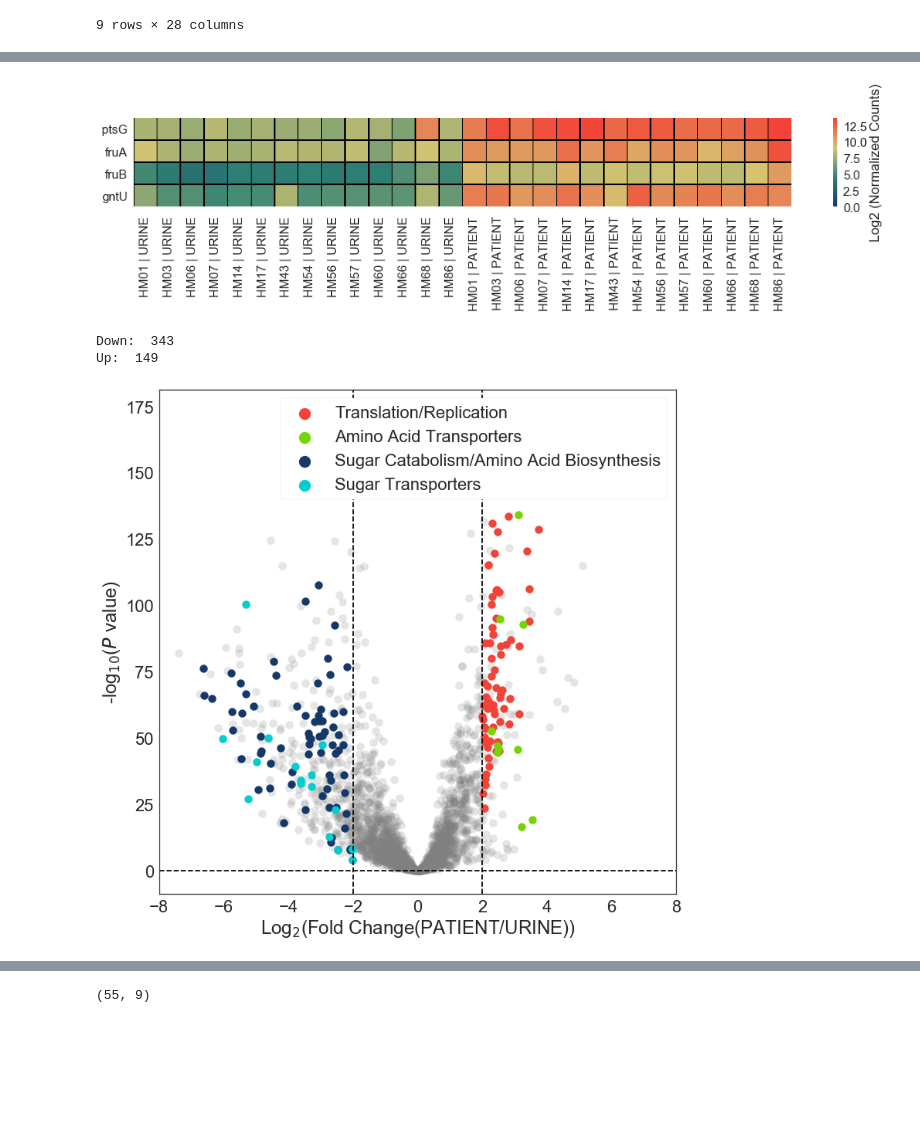
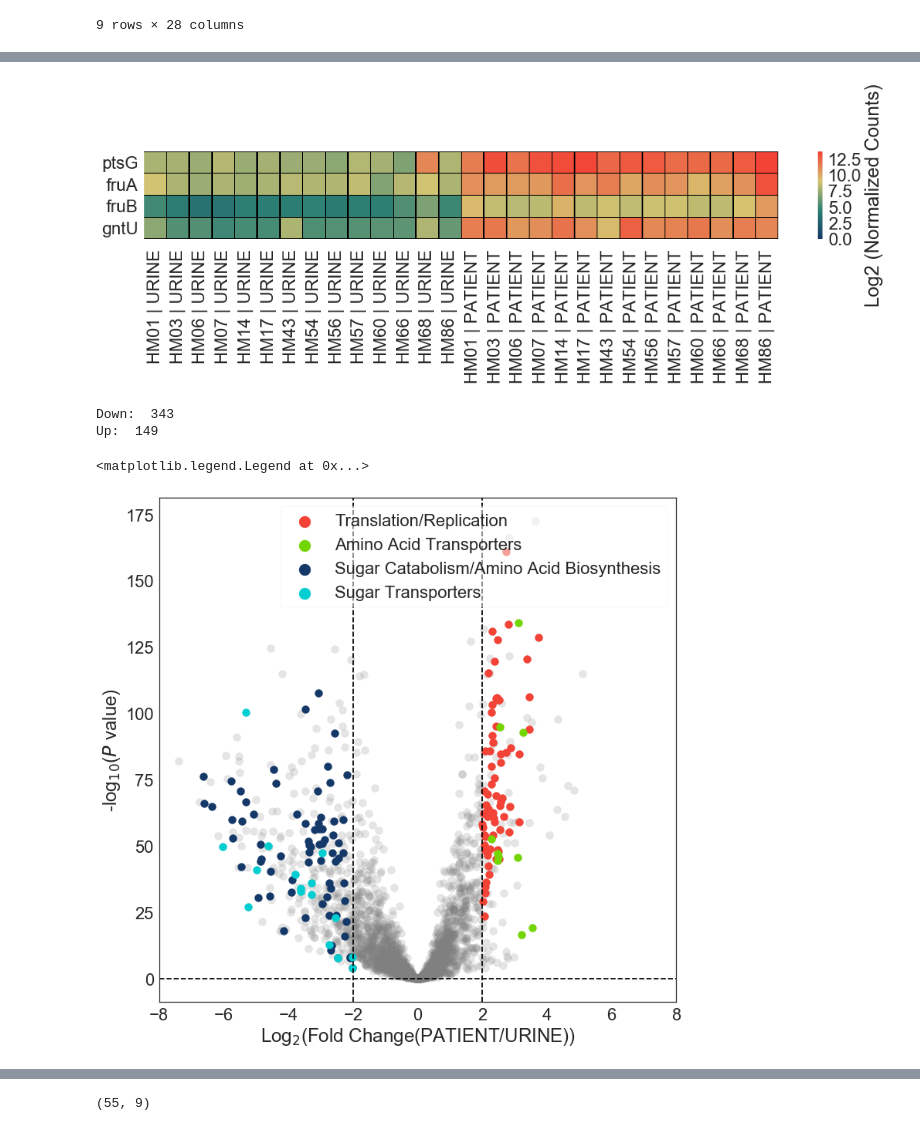
Before and after one commit to ASintsova/HUTI-RNAseq, a Jupyter notebook: analysis/differential_expression_analysis/differential_expression_analysis.ipynb, the cells around one changed output, grey strips where cells are left out. Cells and saved outputs as stored; diff of their text form; code cells hidden in the pictures; blank space fills up the shorter version.

```diff
--- a/analysis/differential_expression_analysis/differential_expression_analysis.ipynb
+++ b/analysis/differential_expression_analysis/differential_expression_analysis.ipynb
@@ -199,11 +199,11 @@ up_summary_no_LFC
 8 rows × 28 columns
 # %%
 sns.set_style("white")
-sns.set_context("notebook", font_scale=1.5)
+sns.set_context("notebook", font_scale=2.2)
 fig = plt.figure(figsize=(18,4))
 sns.heatmap(np.log2(up_summary_no_LFC+1), cmap=my_cmap, linewidths=0.5, linecolor='black',
             vmin=0, cbar_kws={'label': 'Log2 (Normalized Expression)'})
 ax = fig.gca()
 fn = os.path.join(figures_dir, "Figure_3b_i.png")
-fig.savefig(fn, dpi=100, bbox_inches="tight")
+fig.savefig(fn, dpi=150, bbox_inches="tight")
 # %% [output]
@@ -276,11 +276,11 @@ down_summary_no_LFC
 9 rows × 28 columns
 # %%
 sns.set_style("white")
-sns.set_context("notebook", font_scale=1.5)
-fig = plt.figure(figsize=(18,4))
+sns.set_context("notebook", font_scale=2.2)
+fig = plt.figure(figsize=(18,4.5))
 sns.heatmap(np.log2(down_summary_no_LFC+1), cmap=my_cmap, linewidths=0.5, linecolor='black',
             vmin=0, cbar_kws={'label': 'Log2 (Normalized Expression)'})
 ax = fig.gca()
 fn = os.path.join(figures_dir, "Figure_3b_ii.png")
-fig.savefig(fn, dpi=100, bbox_inches="tight")
+fig.savefig(fn, dpi=150, bbox_inches="tight")
 # %% [output]
@@ -288,16 +288,16 @@ fig.savefig(fn, dpi=100, bbox_inches="tight")
 # %%
 carbs_up = carb_transport_up.join(cnts, how="inner")
 carbs_up_summary = carbs_up.groupby("Entry", sort=False).agg('mean').iloc[:,1:]
 carbs_up_summary
 labels = [carbs_up.loc[i]["Name"] for i in carbs_up.index]
 carbs_up_summary.index = labels
-fig = plt.figure(figsize=(18,2))
+fig = plt.figure(figsize=(18,2.05))
 sns.heatmap(np.log2(carbs_up_summary+1), cmap=my_cmap, linewidths=0.5, linecolor='black',
             vmin=0, cbar_kws={'label': 'Log2 (Normalized Counts)'})
-fn = os.path.join(sup_dir, "Figure_S6.png")
-fig.savefig(fn, dpi=100, bbox_inches="tight")
+fn = os.path.join(sup_dir, "Sup_Fig_5.png")
+fig.savefig(fn, dpi=150, bbox_inches="tight")
 # %% [output]
-[figure, old version]
+[figure, new version]
 # %%
 # Drawing the volcano plot
 
@@ -341,9 +341,10 @@ plt.xlabel("Log$_2$(Fold Change(PATIENT/URINE))")
 plt.ylabel("-log$_1$$_0$($\itP$ value)")
 #plt.gca().invert_yaxis()
 
-plt.legend(markerscale=1.5, frameon=True, facecolor="white", framealpha=1)
-fn = os.path.join(figures_dir, "Figure_3a.png")
-fig.savefig(fn, dpi=150, bbox_inches="tight")
+plt.legend(markerscale=1.5, frameon=True, facecolor="white", framealpha=0.5)
+#fn = os.path.join(figures_dir, "Figure_3a.png")
+#fig.savefig(fn, dpi=150, bbox_inches="tight")
 # %% [output]
+<matplotlib.legend.Legend at 0x...>
-[figure, old version]
+[figure, new version]
 # %%
```
Also changed, not shown: parts of 3 cells of this notebook, 6 other files.
